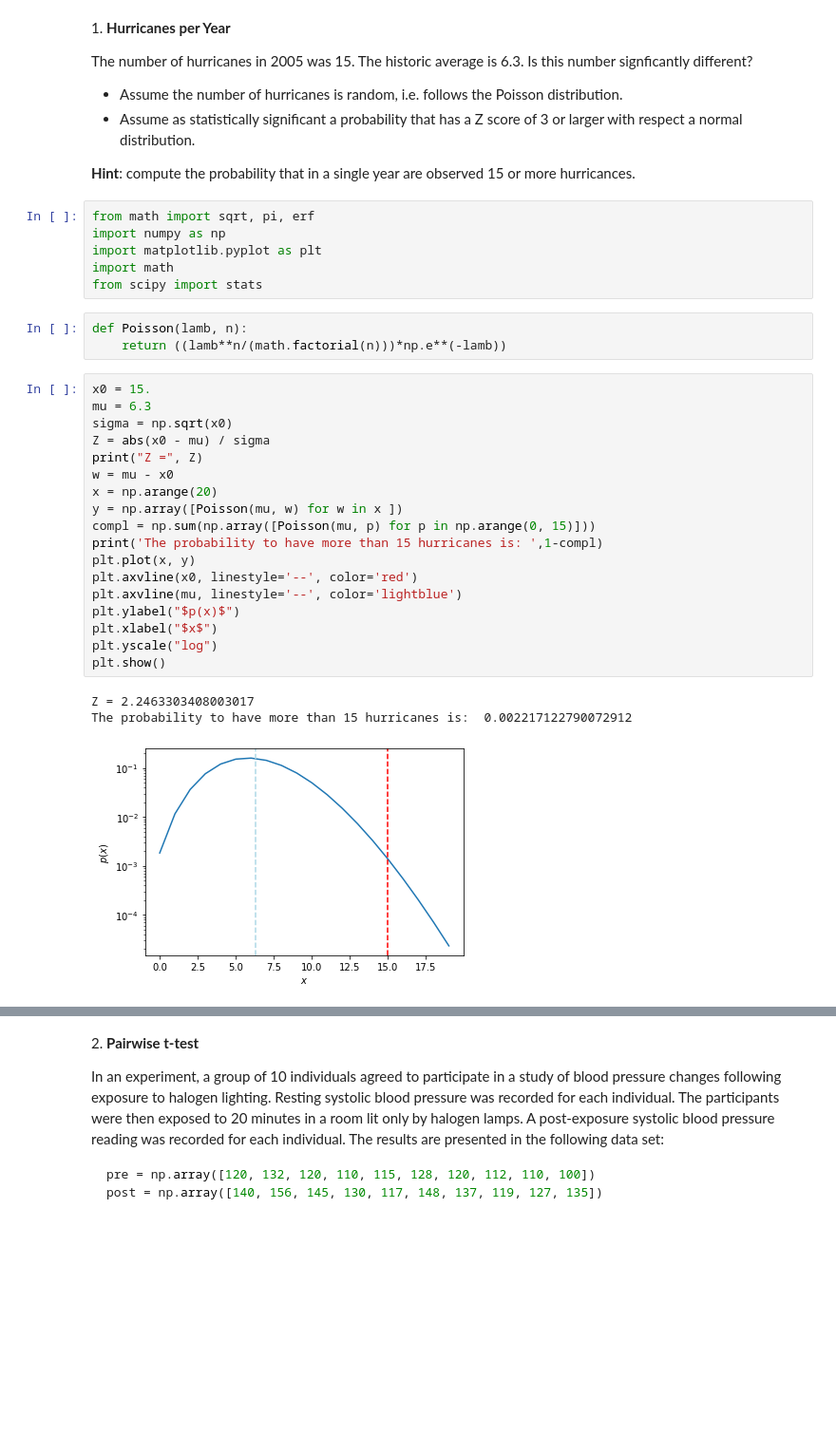
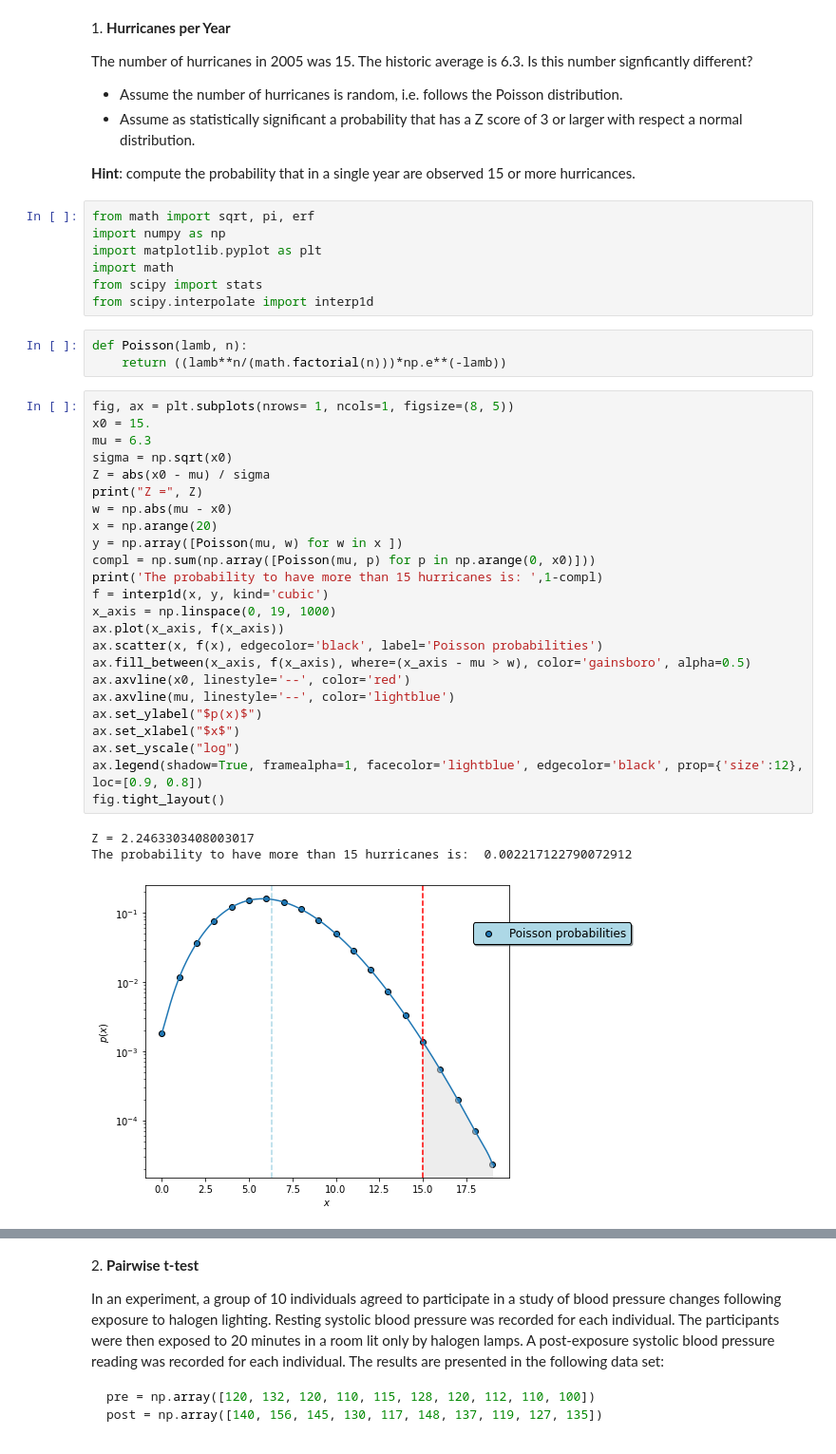
Before and after one commit to tommasoamico/LaboratoryOfComputationalPhysics_Y4, a Jupyter notebook: 09ex_algorithms.ipynb, the cells around one changed output, grey strips where cells are left out. Shown at 95% size. Saved outputs shown, nothing was run; the diff lists cells and outputs as text; blank space fills up the shorter version.

```diff
--- a/09ex_algorithms.ipynb
+++ b/09ex_algorithms.ipynb
@@ -12,28 +12,35 @@ import numpy as np
 import matplotlib.pyplot as plt
 import math
 from scipy import stats
+from scipy.interpolate import interp1d
 # %%
 def Poisson(lamb, n):
     return ((lamb**n/(math.factorial(n)))*np.e**(-lamb))
 # %%
+fig, ax = plt.subplots(nrows= 1, ncols=1, figsize=(8, 5))
 x0 = 15.
 mu = 6.3
 sigma = np.sqrt(x0)
 Z = abs(x0 - mu) / sigma
 print("Z =", Z)
-w = mu - x0
+w = np.abs(mu - x0)
 x = np.arange(20)
 y = np.array([Poisson(mu, w) for w in x ])
-compl = np.sum(np.array([Poisson(mu, p) for p in np.arange(0, 15)]))
+compl = np.sum(np.array([Poisson(mu, p) for p in np.arange(0, x0)]))
 print('The probability to have more than 15 hurricanes is: ',1-compl)
-plt.plot(x, y)
-plt.axvline(x0, linestyle='--', color='red')
-plt.axvline(mu, linestyle='--', color='lightblue')
-plt.ylabel("$p(x)$")
-plt.xlabel("$x$")
-plt.yscale("log")
-plt.show()
+f = interp1d(x, y, kind='cubic')
+x_axis = np.linspace(0, 19, 1000)
+ax.plot(x_axis, f(x_axis))
+ax.scatter(x, f(x), edgecolor='black', label='Poisson probabilities')
+ax.fill_between(x_axis, f(x_axis), where=(x_axis - mu > w), color='gainsboro', alpha=0.5)
+ax.axvline(x0, linestyle='--', color='red')
+ax.axvline(mu, linestyle='--', color='lightblue')
+ax.set_ylabel("$p(x)$")
+ax.set_xlabel("$x$")
+ax.set_yscale("log")
+ax.legend(shadow=True, framealpha=1, facecolor='lightblue', edgecolor='black', prop={'size':12}, loc=[0.9, 0.8])
+fig.tight_layout()
 # %% [output]
 Z = 2.2463303408003017
 The probability to have more than 15 hurricanes is:  0.002217122790072912
-[figure, old version]
+[figure, new version]
```
Also changed, not shown: parts of 6 cells of this notebook, 1 other file.
